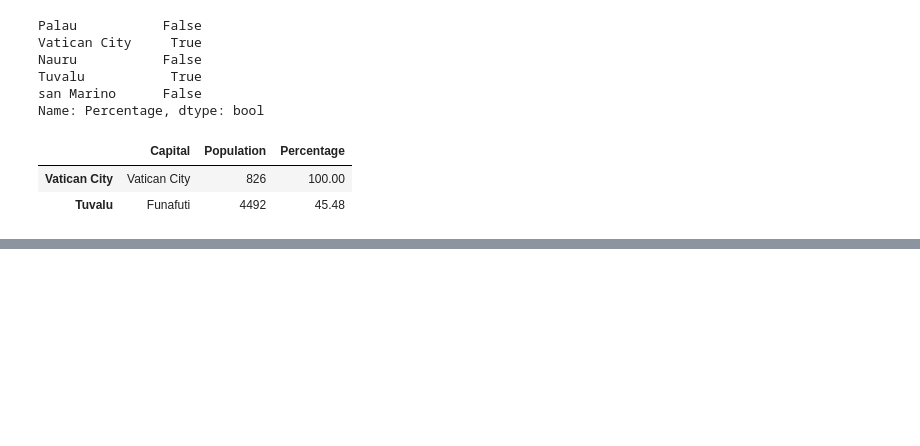
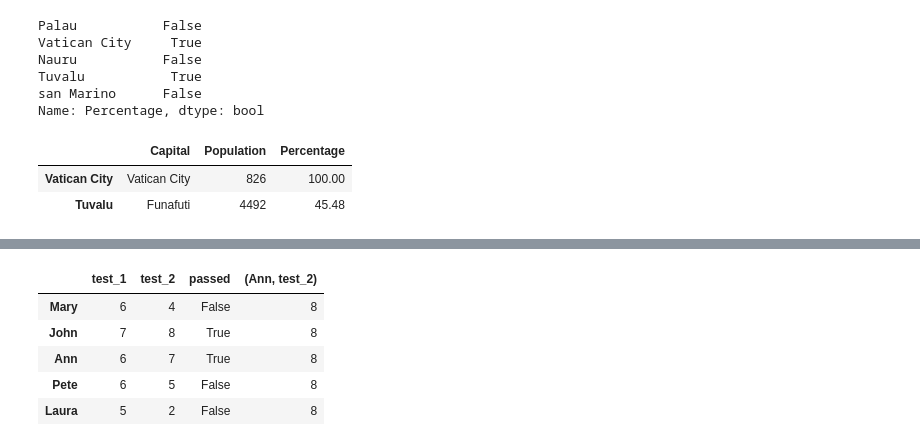
Before and after one commit to yaowenqiang/panda_playbook, a Jupyter notebook: notes.ipynb, the cells around one changed output, grey strips where cells are left out. Drawn from its saved outputs; the diff is of its cells as text; code cells hidden in the pictures; blank space fills up the shorter version.

```diff
--- a/notes.ipynb
+++ b/notes.ipynb
@@ -593,0 +770,4 @@ ValueError: Shape of passed values is (6, 2), indices imply (5, 2)
+# %%
+failing = grades < 6
+# %%
+passing = grades >= 6
@@ -593,0 +792,4 @@ ValueError: Shape of passed values is (6, 2), indices imply (5, 2)
+# %%
+grades[failing] = 'fail'
+grades[passing] = 'pass'
+grades
@@ -593,0 +803,2 @@ ValueError: Shape of passed values is (6, 2), indices imply (5, 2)
+# %%
+grades['passed'] = grades.mean(axis=1) > 6
@@ -593,0 +814,10 @@ ValueError: Shape of passed values is (6, 2), indices imply (5, 2)
+# %%
+grades['Ann', 'test_2'] = 8
+grades
+# %% [output]
+|  | test_1 | test_2 | passed | (Ann, test_2) |
+| Mary | 6 | 4 | False | 8 |
+| John | 7 | 8 | True | 8 |
+| Ann | 6 | 7 | True | 8 |
+| Pete | 6 | 5 | False | 8 |
+| Laura | 5 | 2 | False | 8 |
```
Also changed, not shown: parts of 45 cells of this notebook, 1 other file.
